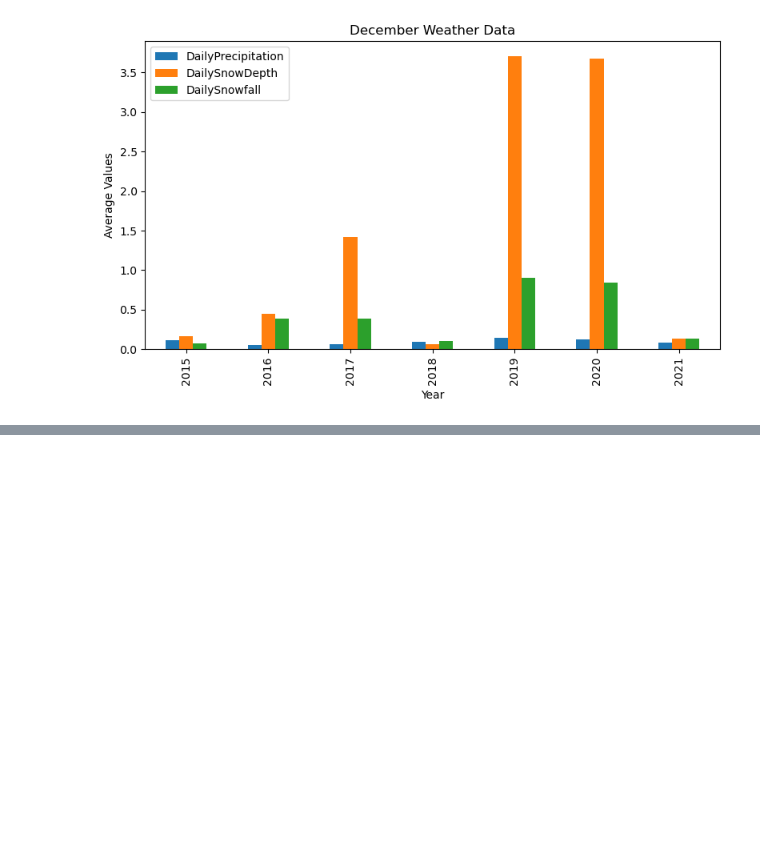
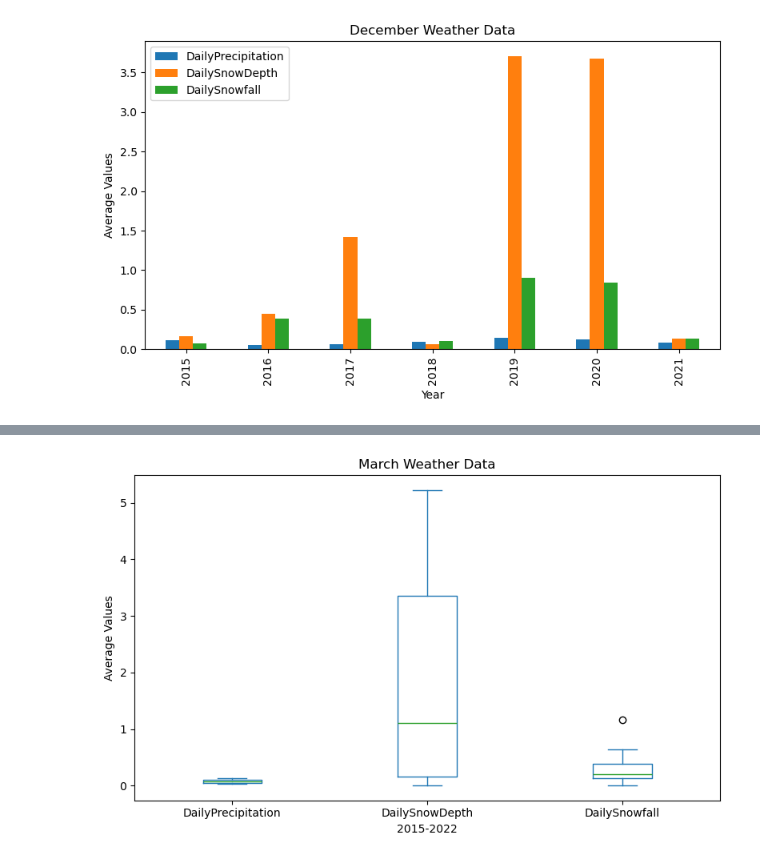
Before and after one commit to connerdekok/Albany_New_York_Weather, a Jupyter notebook: new_york.ipynb, the cells around one changed output, grey strips where cells are left out. Cells and saved outputs as stored; diff of their text form; code cells hidden in the pictures; blank space fills up the shorter version.

```diff
--- a/new_york.ipynb
+++ b/new_york.ipynb
@@ -557,0 +635,11 @@ plt.show()
+# %%
+march_box_plot = mar_avg.plot(kind='box', figsize=(8, 5))
+
+# Set title and labels without the need for tick labels manipulation
+march_box_plot.set_title('March Weather Data')
+march_box_plot.set_xlabel('2015-2022')
+march_box_plot.set_ylabel('Average Values')
+
+plt.tight_layout()
+# %% [output]
+[figure, added]
```
Also changed, not shown: parts of 50 cells of this notebook, 1 other file.
